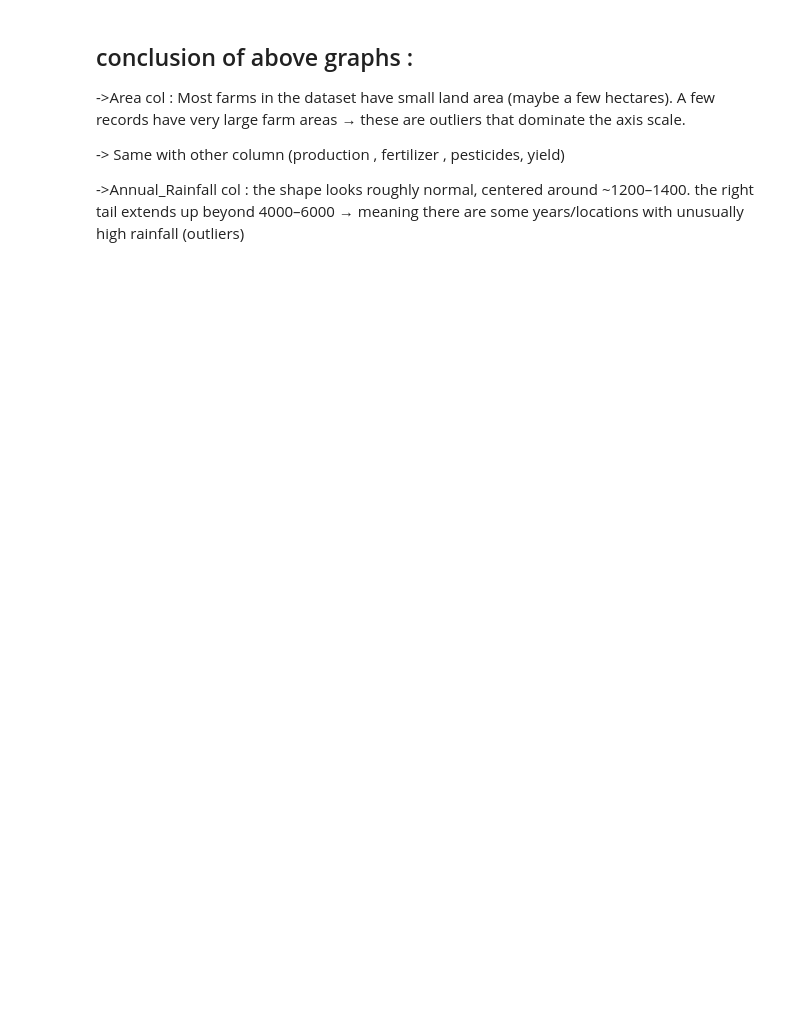
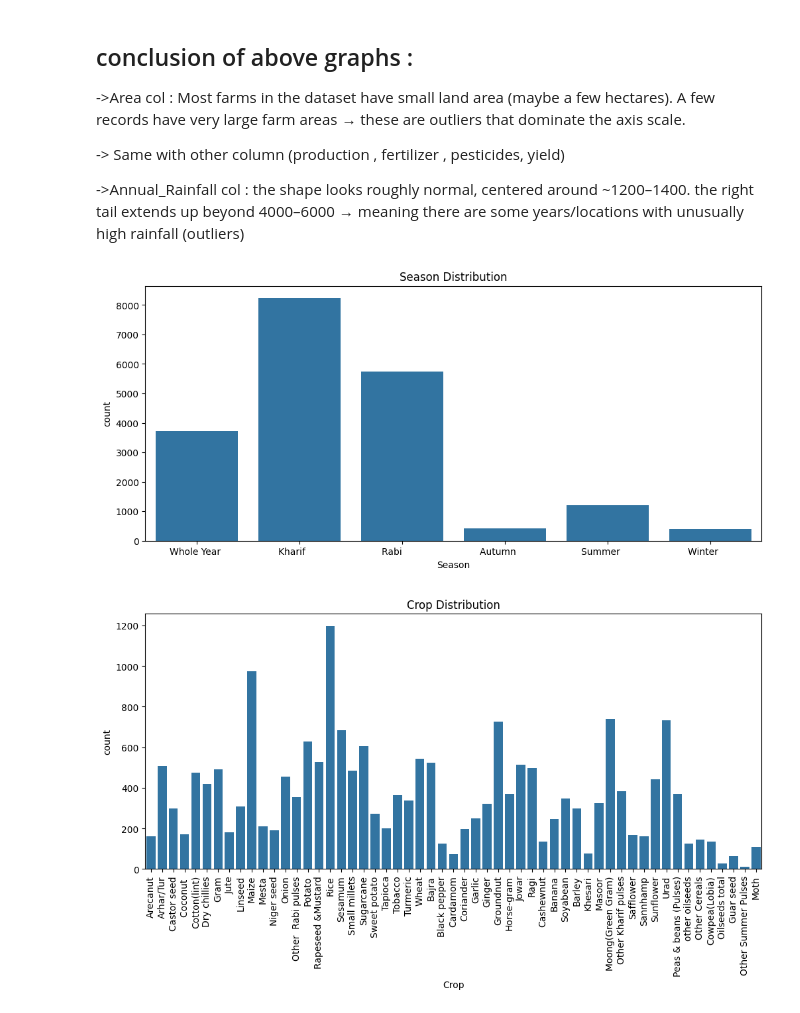
Before and after one commit to vanshikarana06/Crop_yield_prediction, a Jupyter notebook: Untitled1.ipynb, the cells around one changed output. Drawn from its saved outputs; the diff is of its cells as text; code cells hidden in the pictures; blank space fills up the shorter version.

```diff
--- a/Untitled1.ipynb
+++ b/Untitled1.ipynb
@@ -42,15 +96,18 @@ plt.show()
 # %%
 #Count plots for categorical features
 plt.figure(figsize=(12,5))
-sns.countplot(data=df, x="Season")
+sns.countplot(data=df_raw, x="Season")
 plt.title("Season Distribution")
 plt.show()
 
 plt.figure(figsize=(12,5))
-sns.countplot(data=df, x="Crop")
+sns.countplot(data=df_raw, x="Crop")
 plt.xticks(rotation=90)
 plt.title("Crop Distribution")
 plt.show()
+# %% [output]
+[figure, added]
+[figure, added]
 # %%
 # Correlation heatmap
 plt.figure(figsize=(8,6))
```
Also changed, not shown: parts of 8 cells of this notebook.
